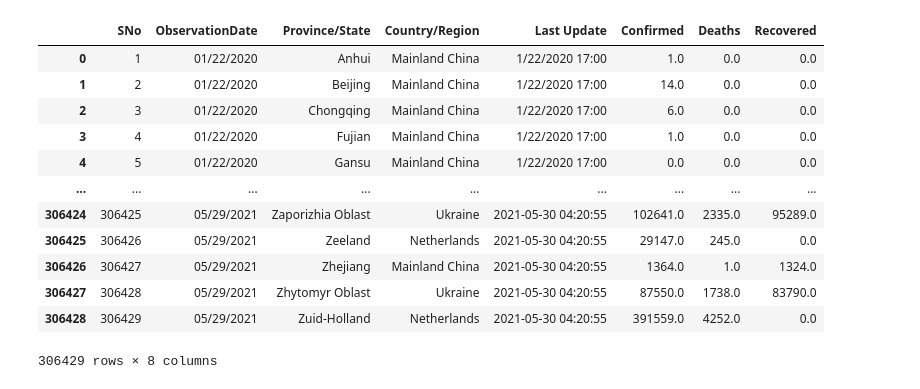
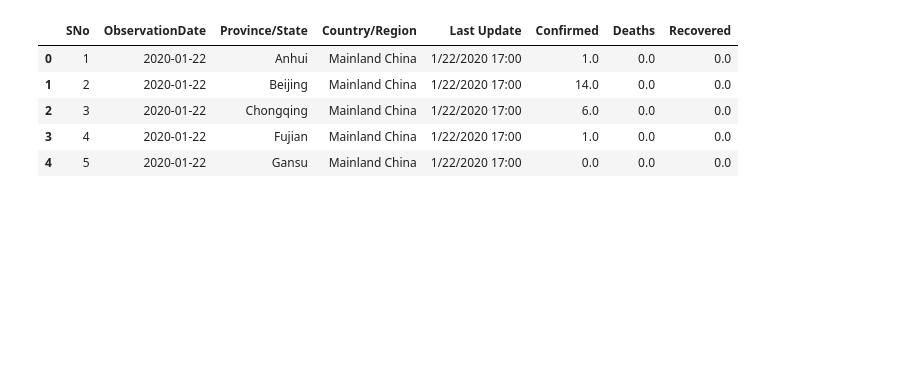
Before and after one commit to AndNowWeHigh/MMMO, a Jupyter notebook: Lab4.ipynb, the cells around one changed output. Drawn from its saved outputs; the diff is of its cells as text; code cells hidden in the pictures; blank space fills up the shorter version.

```diff
--- a/Lab4.ipynb
+++ b/Lab4.ipynb
@@ -1,25 +1,20 @@
 # %%
 import pandas as pd
 import numpy as np
 import matplotlib.pyplot as plt
-import seaborn as sns
+from scipy.integrate import odeint
 
-
+# Завантаження даних
 df = pd.read_csv('covid_19_data.csv')
 
-# Перевірка даних
-df
+# Перетворення дати в формат datetime
+df['ObservationDate'] = pd.to_datetime(df['ObservationDate'], format='%m/%d/%Y')
+
+df.head()
 # %% [output]
 |  | SNo | ObservationDate | Province/State | Country/Region | Last Update | Confirmed | Deaths | Recovered |
-| 0 | 1 | 01/22/2020 | Anhui | Mainland China | 1/22/2020 17:00 | 1.0 | 0.0 | 0.0 |
-| 1 | 2 | 01/22/2020 | Beijing | Mainland China | 1/22/2020 17:00 | 14.0 | 0.0 | 0.0 |
-| 2 | 3 | 01/22/2020 | Chongqing | Mainland China | 1/22/2020 17:00 | 6.0 | 0.0 | 0.0 |
-| 3 | 4 | 01/22/2020 | Fujian | Mainland China | 1/22/2020 17:00 | 1.0 | 0.0 | 0.0 |
-| 4 | 5 | 01/22/2020 | Gansu | Mainland China | 1/22/2020 17:00 | 0.0 | 0.0 | 0.0 |
-| ... | ... | ... | ... | ... | ... | ... | ... | ... |
-| 306424 | 306425 | 05/29/2021 | Zaporizhia Oblast | Ukraine | 2021-05-30 04:20:55 | 102641.0 | 2335.0 | 95289.0 |
-| 306425 | 306426 | 05/29/2021 | Zeeland | Netherlands | 2021-05-30 04:20:55 | 29147.0 | 245.0 | 0.0 |
-| 306426 | 306427 | 05/29/2021 | Zhejiang | Mainland China | 2021-05-30 04:20:55 | 1364.0 | 1.0 | 1324.0 |
-| 306427 | 306428 | 05/29/2021 | Zhytomyr Oblast | Ukraine | 2021-05-30 04:20:55 | 87550.0 | 1738.0 | 83790.0 |
-| 306428 | 306429 | 05/29/2021 | Zuid-Holland | Netherlands | 2021-05-30 04:20:55 | 391559.0 | 4252.0 | 0.0 |
+| 0 | 1 | 2020-01-22 | Anhui | Mainland China | 1/22/2020 17:00 | 1.0 | 0.0 | 0.0 |
+| 1 | 2 | 2020-01-22 | Beijing | Mainland China | 1/22/2020 17:00 | 14.0 | 0.0 | 0.0 |
+| 2 | 3 | 2020-01-22 | Chongqing | Mainland China | 1/22/2020 17:00 | 6.0 | 0.0 | 0.0 |
+| 3 | 4 | 2020-01-22 | Fujian | Mainland China | 1/22/2020 17:00 | 1.0 | 0.0 | 0.0 |
+| 4 | 5 | 2020-01-22 | Gansu | Mainland China | 1/22/2020 17:00 | 0.0 | 0.0 | 0.0 |
-306429 rows × 8 columns
```
Also changed, not shown: parts of 18 cells of this notebook.
